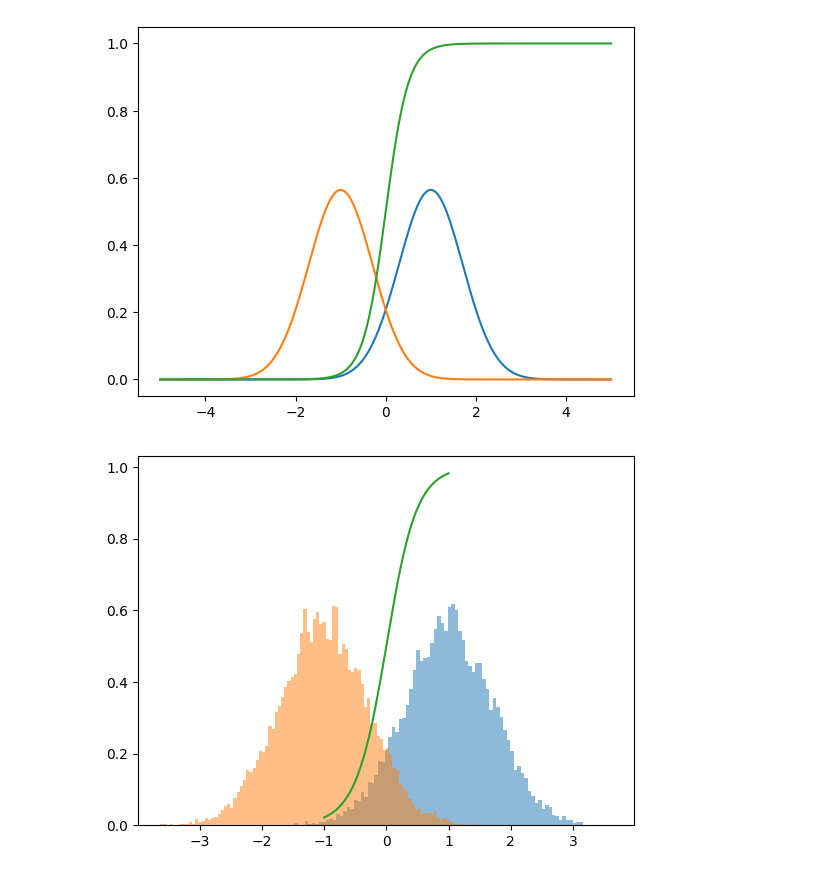
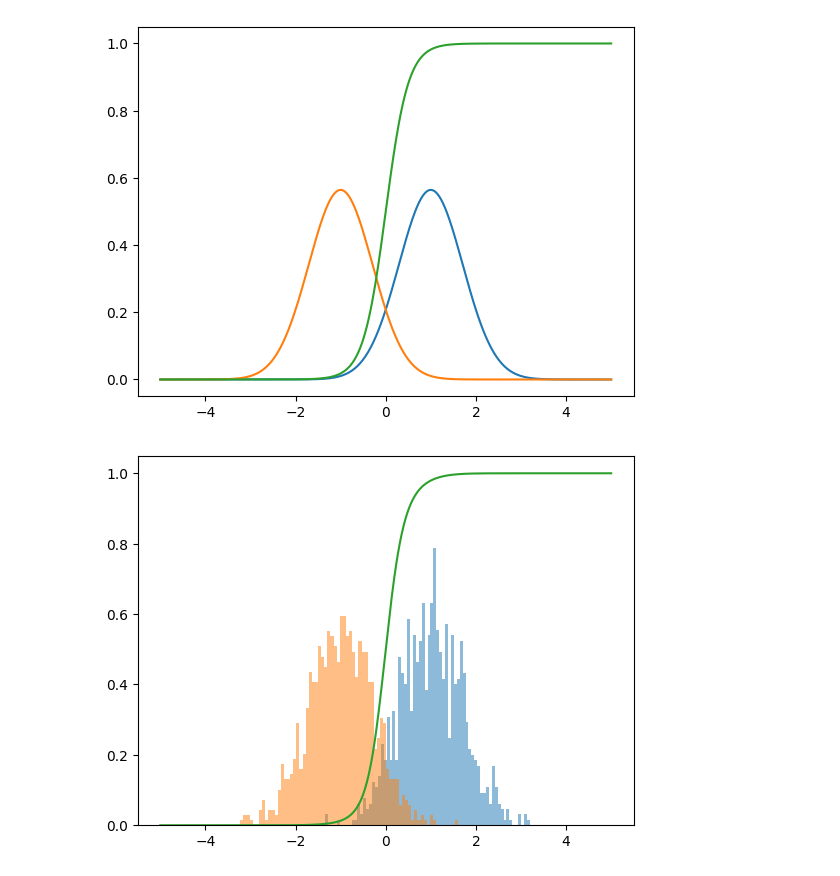
Before and after one commit to ElouanARGOUARCH/experiments, a Jupyter notebook: ratio/Euler/Visual.ipynb, the cells around one changed output. Drawn from its saved outputs; the diff is of its cells as text; code cells hidden in the pictures.

```diff
--- a/ratio/Euler/Visual.ipynb
+++ b/ratio/Euler/Visual.ipynb
@@ -60,15 +17,16 @@ class BinaryClassifier(torch.nn.Module):
 # %%
-label_0_samples= label_0.sample([10000])
-label_1_samples= label_1.sample([10000])
+from classifiers import BinaryClassifier
+label_0_samples= label_0.sample([1000])
+label_1_samples= label_1.sample([1000])
 binary_classif = BinaryClassifier(label_0_samples, label_1_samples,[128,128,128])
-binary_classif.train(100)
+binary_classif.train(100, 2000)
 # %%
-plt.hist(label_1_samples.numpy(), density =True, bins = 100, alpha = .5)
-plt.hist(label_0_samples.numpy(), density =True, bins = 100, alpha =.5)
+plt.hist(label_1_samples.numpy(), density =True, bins = 70, alpha = .5)
+plt.hist(label_0_samples.numpy(), density =True, bins = 70, alpha =.5)
 plt.plot(tt, torch.sigmoid(binary_classif.logit_r(tt.unsqueeze(-1))).squeeze(-1).detach().numpy())
 plt.show()
 # %% [output]
-[figure, old version]
+[figure, new version]
 # %%
 plt.plot(tt,(torch.exp(label_1.log_prob(tt.unsqueeze(-1)))/(torch.exp(label_1.log_prob(tt.unsqueeze(-1))) + torch.exp(label_0.log_prob(tt.unsqueeze(-1))))).squeeze(-1))
 plt.plot(tt, torch.sigmoid(binary_classif.logit_r(tt.unsqueeze(-1))).squeeze(-1).detach().numpy())
```
Also changed, not shown: parts of 7 cells of this notebook, 6 other files.
